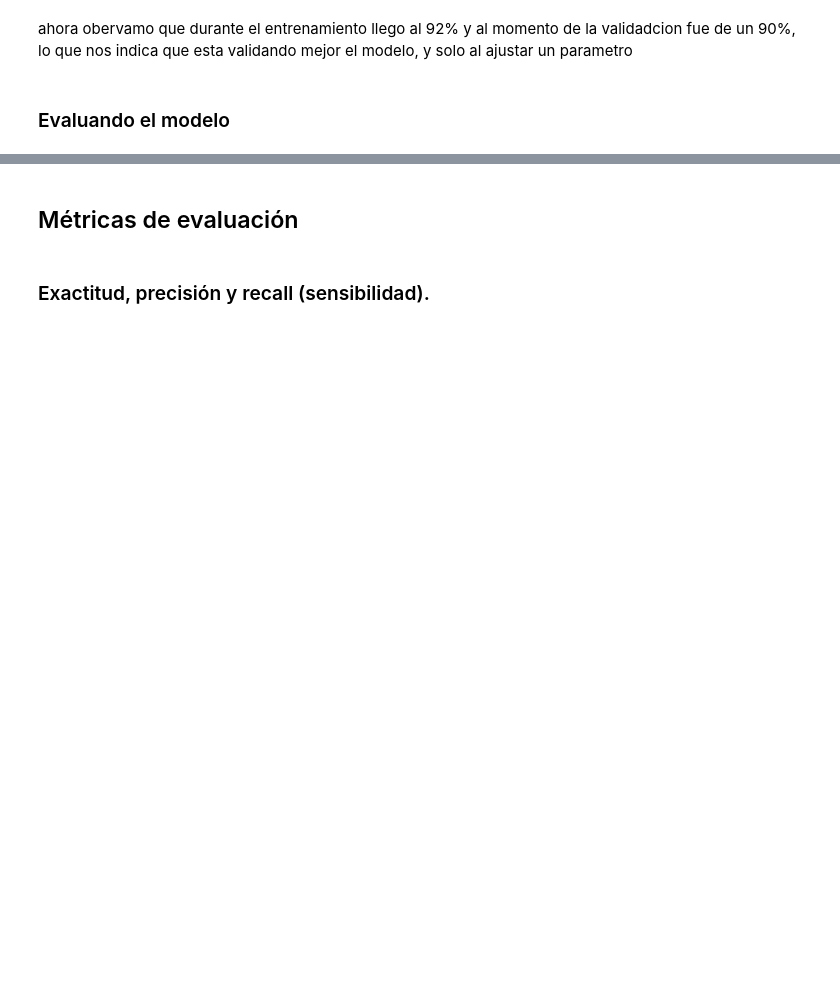
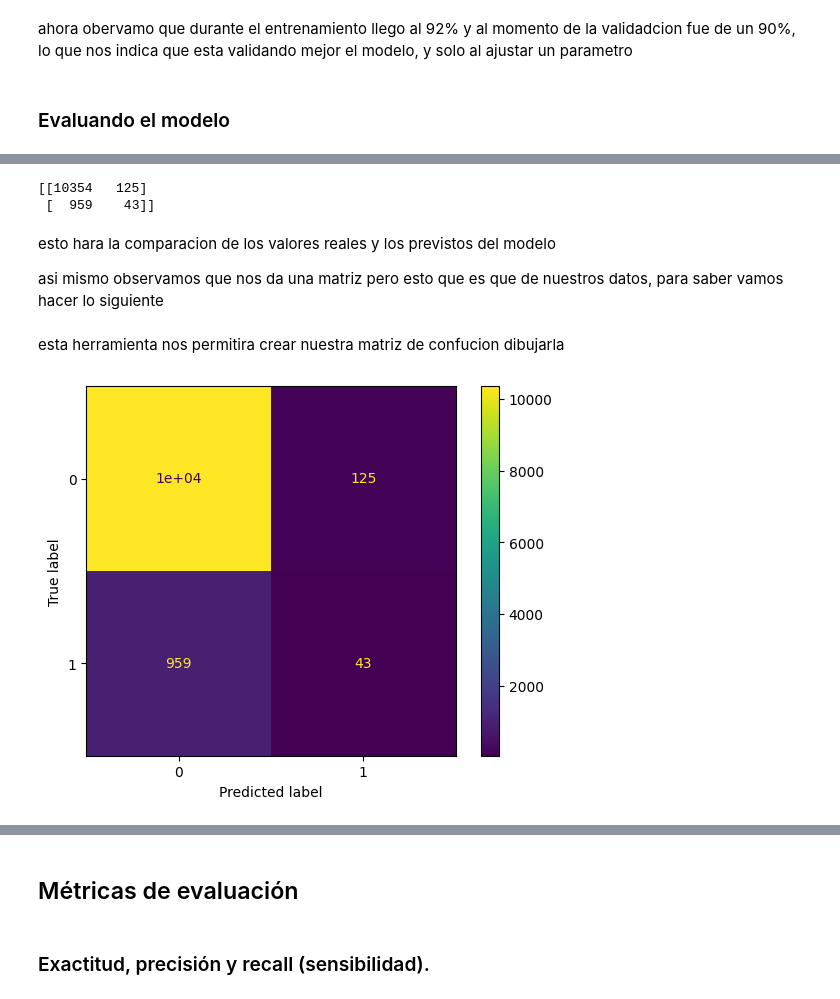
Before and after one commit to Kevincancino26/mis-notebook-de-estudio-, a Jupyter notebook: Clasificacion_validacion_y_metricas.ipynb, the cells around one changed output, grey strips where cells are left out. Saved outputs shown, nothing was run; the diff lists cells and outputs as text; code cells hidden in the pictures; blank space fills up the shorter version.

```diff
--- a/Clasificacion_validacion_y_metricas.ipynb
+++ b/Clasificacion_validacion_y_metricas.ipynb
@@ -115,0 +122,11 @@ ahora obervamo que durante el entrenamiento llego al 92% y al momento de la vali
+# %%
+y_previsto=modelo.predict(x_val)
+matriz_confucion=confusion_matrix(y_val,y_previsto)
+print(matriz_confucion)
+# %% [output]
+[[10354   125]
+ [  959    43]]
+# %% [markdown]
+esto hara la comparacion de los valores reales y los previstos del modelo
+
+asi mismo observamos que nos da una matriz pero esto que es que de nuestros datos, para saber vamos hacer lo siguiente
@@ -115,0 +135,8 @@ ahora obervamo que durante el entrenamiento llego al 92% y al momento de la vali
+# %% [markdown]
+esta herramienta nos permitira crear nuestra matriz de confucion dibujarla
+# %%
+visualizacion=ConfusionMatrixDisplay(matriz_confucion)
+visualizacion.plot();#con le punto y coma se extrae esa parte si no, tendriamos que importar
+#matplotlip para usar el plt.show
+# %% [output]
+[figure, added]
```
Also changed, not shown: parts of 9 cells of this notebook.
